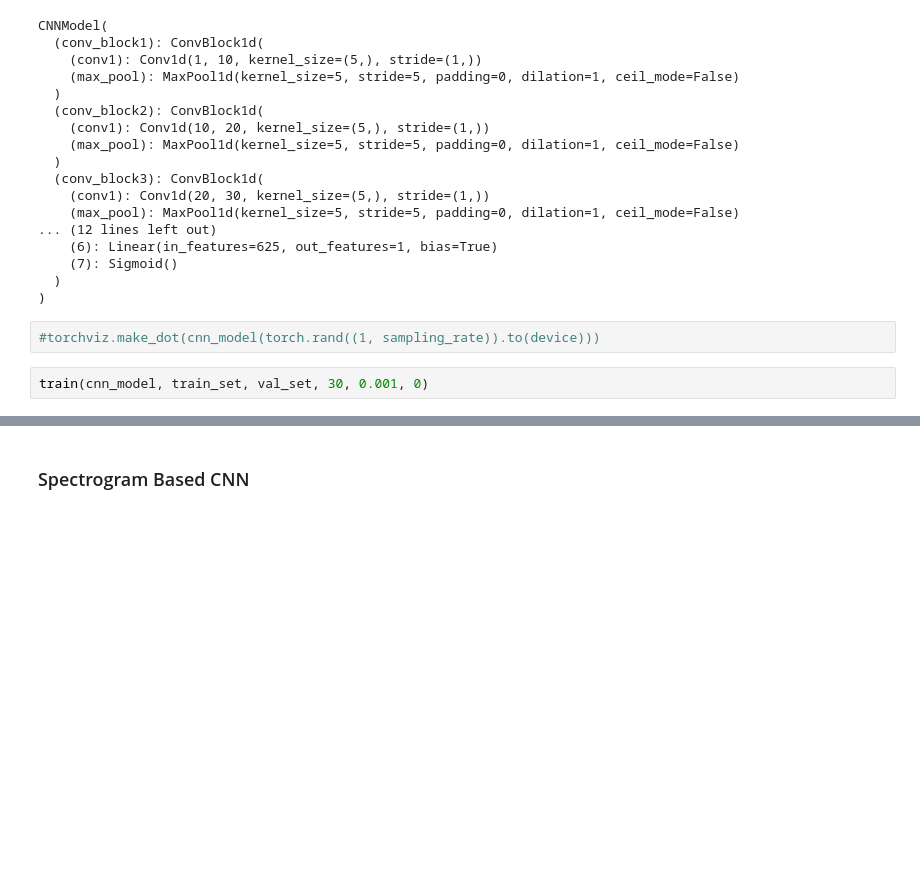
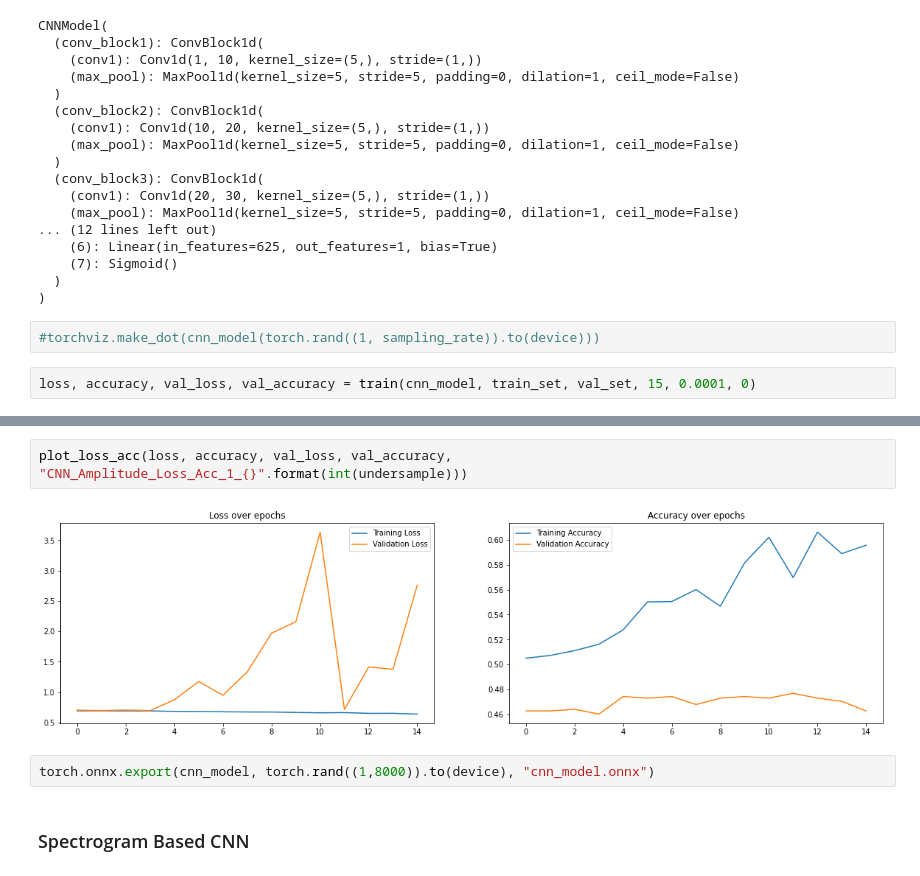
Before and after one commit to Alexis-Fauxbaton/Bird-Detection, a Jupyter notebook: code.ipynb, the cells around one changed output, grey strips where cells are left out. Saved outputs shown, nothing was run; the diff lists cells and outputs as text; blank space fills up the shorter version.

```diff
--- a/code.ipynb
+++ b/code.ipynb
@@ -190,5 +204,5 @@ CNNModel(
 # %%
 #torchviz.make_dot(cnn_model(torch.rand((1, sampling_rate)).to(device)))
 # %%
-train(cnn_model, train_set, val_set, 30, 0.001, 0)
+loss, accuracy, val_loss, val_accuracy = train(cnn_model, train_set, val_set, 15, 0.0001, 0)
 # %% [output]
@@ -212,3 +224,9 @@ Epoch: 30/30 -- [1400/3128 (100.0%)]    Loss: 0.5553573882579803        Accuracy
+# %%
+plot_loss_acc(loss, accuracy, val_loss, val_accuracy, "CNN_Amplitude_Loss_Acc_1_{}".format(int(undersample)))
+# %% [output]
+[figure, added]
+# %%
+torch.onnx.export(cnn_model, torch.rand((1,8000)).to(device), "cnn_model.onnx")
 # %% [markdown]
 ### Spectrogram Based CNN
 # %%
```
Also changed, not shown: parts of 27 cells of this notebook, 1 other file.
